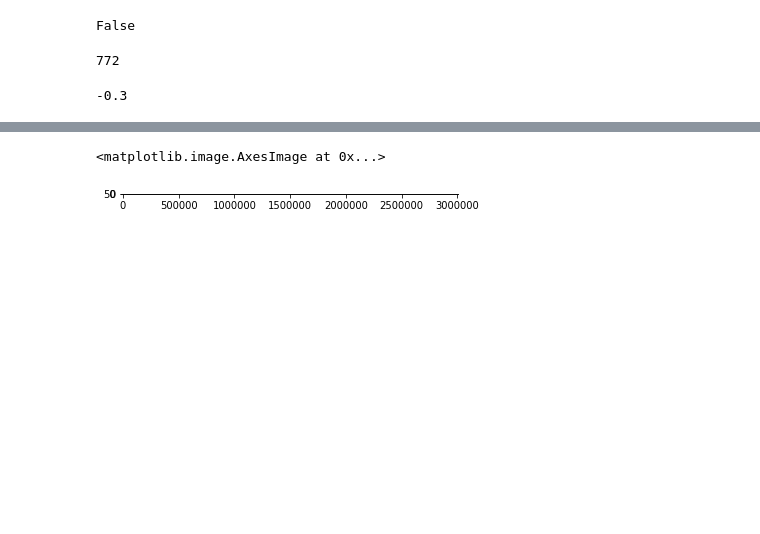
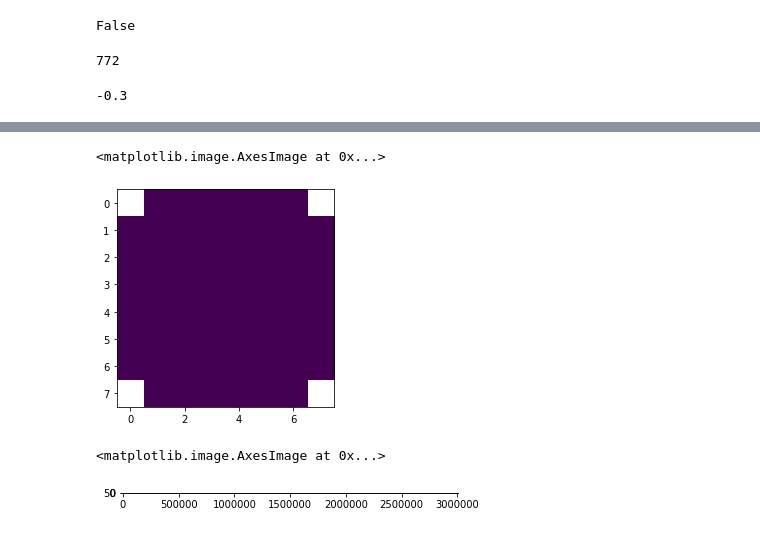
Before and after one commit to Timothysit/mecp2, a Jupyter notebook: python/notebooks/3-panel-test-param-and-pipeline.ipynb, the cells around one changed output, grey strips where cells are left out. Cells and saved outputs as stored; diff of their text form; code cells hidden in the pictures; blank space fills up the shorter version.

Commit message:
added network and grid plot to panel

```diff
--- a/python/notebooks/3-panel-test-param-and-pipeline.ipynb
+++ b/python/notebooks/3-panel-test-param-and-pipeline.ipynb
@@ -319,3 +507,8 @@ np.shape(SpikeDataInstance.spike_matrix)
+# %%
+plt.imshow(SpikeDataInstance.grid_matrix)
+# %% [output]
+<matplotlib.image.AxesImage at 0x...>
+[figure, added]
 # %%
 plt.imshow(SpikeDataInstance.spike_matrix)
 # %% [output]
```
Also changed, not shown: parts of 11 cells of this notebook.
